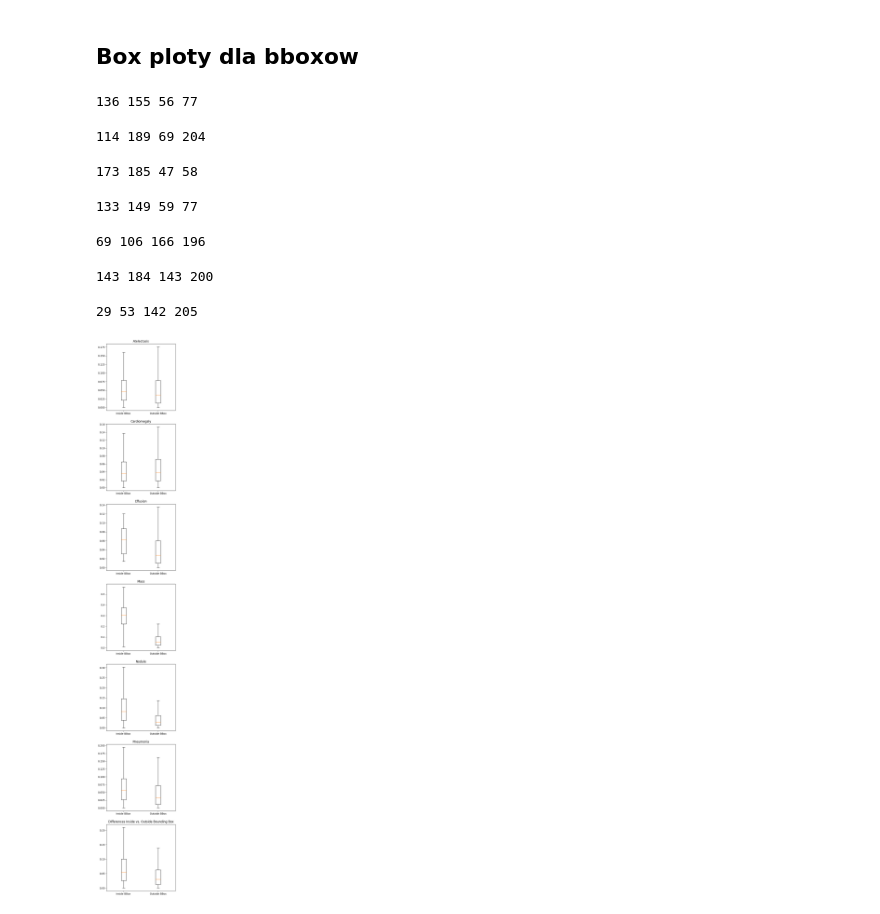
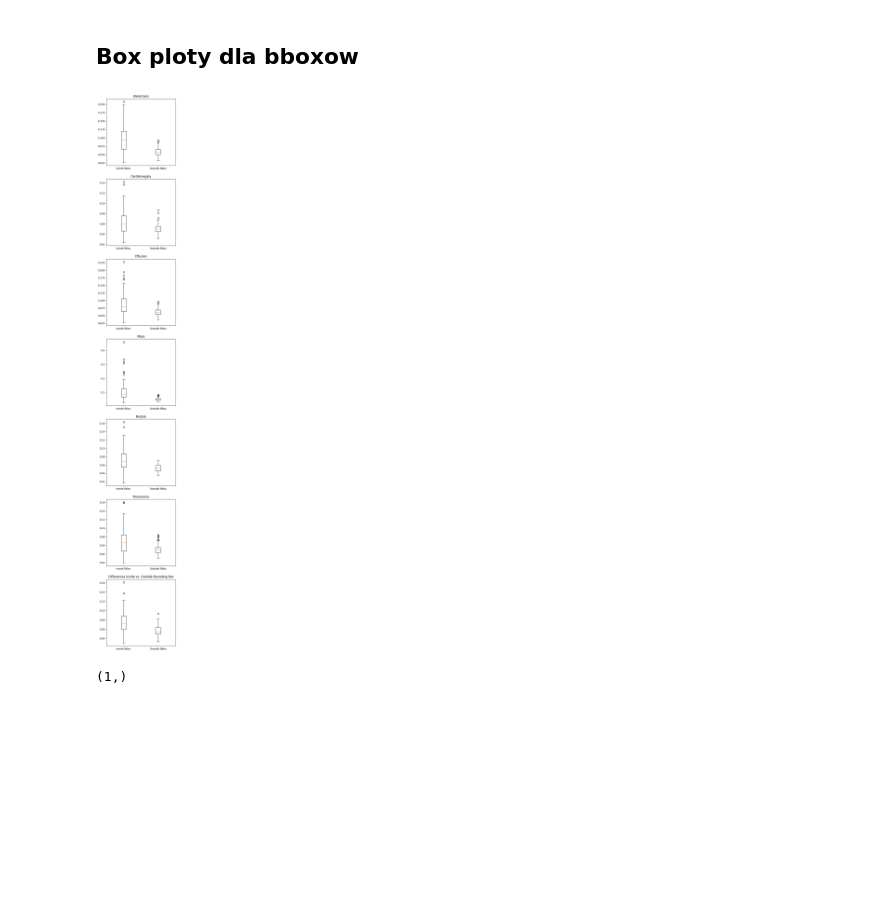
Before and after one commit to pskiers/Joint-Diffusion-in-Latent-Space, a Jupyter notebook: jk_sample_with_guidance_simple.ipynb, the cells around one changed output. Drawn from its saved outputs; the diff is of its cells as text; code cells hidden in the pictures; blank space fills up the shorter version.

```diff
--- a/jk_sample_with_guidance_simple.ipynb
+++ b/jk_sample_with_guidance_simple.ipynb
@@ -25,5 +28,5 @@ print(len(x_samples))
 # %%
-idx_from_batch = 12
+idx_from_batch = 19
 fig, axes = plt.subplots(1, 3, figsize=(20, 15))
 
 
@@ -271,11 +277,11 @@ for cl_index, class_ in tqdm(enumerate(cl_list)):
 
         data_one_class.append([ref_pred.mean(), guided_pred.mean(), diff_raw, diff_perc, n_samples, remaining_classes_pred_diff, remaining_classes_pred_diff_perc])
 
-        del transformed_img_ref
-        del transformed_denoised_guided
-        del output_ref
-        del output_guided
-        del mask
+        # del transformed_img_ref
+        # del transformed_denoised_guided
+        # del output_ref
+        # del output_guided
+        # del mask
         torch.cuda.empty_cache()
     except:
        pass
@@ -342,7 +349,7 @@ from tqdm import tqdm
 
 
 T = 200
-gradscale = 1000
+gradscale = 3000
 folder_to_save = f"simple_guidance_class_removing_maxnoised{T}_gradscale{gradscale}"
 folder_to_save = f"/home/jk/Joint-Diffusion-in-Latent-Space/vce_results/{folder_to_save}"
 
@@ -360,43 +367,42 @@ for idx, class_ in enumerate(cl_list):
     outside_diffs = []
 
     # Iterate through each image in the dataset
-    for idx_from_batch in tqdm(range(len(img_original))[:1]):
+    for idx_from_batch in tqdm(range(len(img_original))):
         # Extract the bounding box for the selected image. Originally they were for 1024
         x, y, w, h = bboxes[idx_from_batch][0], bboxes[idx_from_batch][1], bboxes[idx_from_batch][2], bboxes[idx_from_batch][3]
         scaled_x = int(x * 0.25)
         scaled_y = int(y * 0.25)
         scaled_w = int(w * 0.25)
         scaled_h = int(h * 0.25)
 
         # Compute the pixel-wise differences between the original and transformed images
         diff = (img_original[idx_from_batch] - x_samples[idx_from_batch]).abs().mean(dim=0)
         # _, diff = ssim(img_ref.squeeze().numpy(), denoised_guided.squeeze().numpy(), data_range=1, full=True)
         # diff = torch.tensor(diff)
 
         # Create masks for inside and outside the bounding box
         mask = torch.zeros_like(diff, dtype=torch.bool)
         mask[scaled_y:(scaled_y + scaled_h), scaled_x:(scaled_x + scaled_w)] = True
 
-        print(scaled_y, scaled_y + scaled_h, scaled_x, scaled_x + scaled_w)
         # Collect differences
-        inside_diffs.extend(diff[mask].cpu().numpy())
-        outside_diffs.extend(diff[~mask].cpu().numpy())
+        # inside_diffs.extend(diff[mask].cpu().numpy())
+        # outside_diffs.extend(diff[~mask].cpu().numpy())
+        inside_diffs.append(diff[mask].cpu().numpy().mean())
+        outside_diffs.append(diff[~mask].cpu().numpy().mean())
+
 
     # Convert lists to numpy arrays for plotting
     inside_diffs = np.array(inside_diffs)
     outside_diffs = np.array(outside_diffs)
 
     # Create box plots
-    axes[idx].boxplot([inside_diffs, outside_diffs], labels=['Inside BBox ', 'Outside BBox'], showfliers=False)
+    axes[idx].boxplot([inside_diffs, outside_diffs], labels=['Inside BBox ', 'Outside BBox'], showfliers=True)
     axes[idx].set_title(class_)
     plt.title(f'Differences Inside vs. Outside Bounding Box')
 plt.show()
 # %% [output]
-136 155 56 77
-114 189 69 204
-173 185 47 58
-133 149 59 77
-69 106 166 196
-143 184 143 200
-29 53 142 205
-[figure, old version]
+[figure, new version]
+# %%
+inside_diffs.shape
+# %% [output]
+(1,)
```
Also changed, not shown: parts of 5 cells of this notebook, 1 other file.
